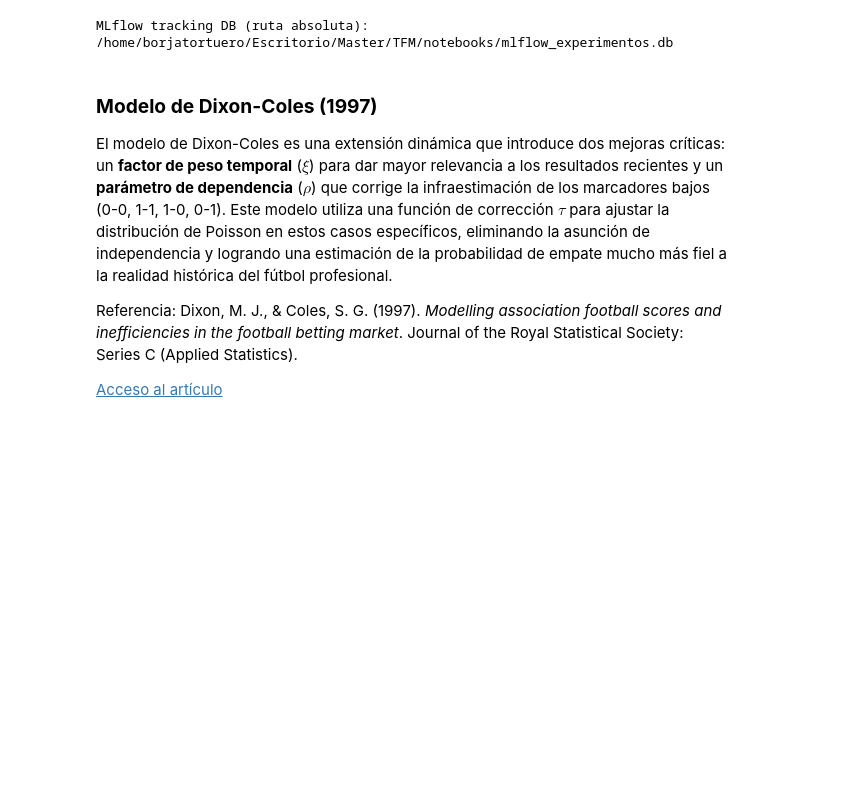
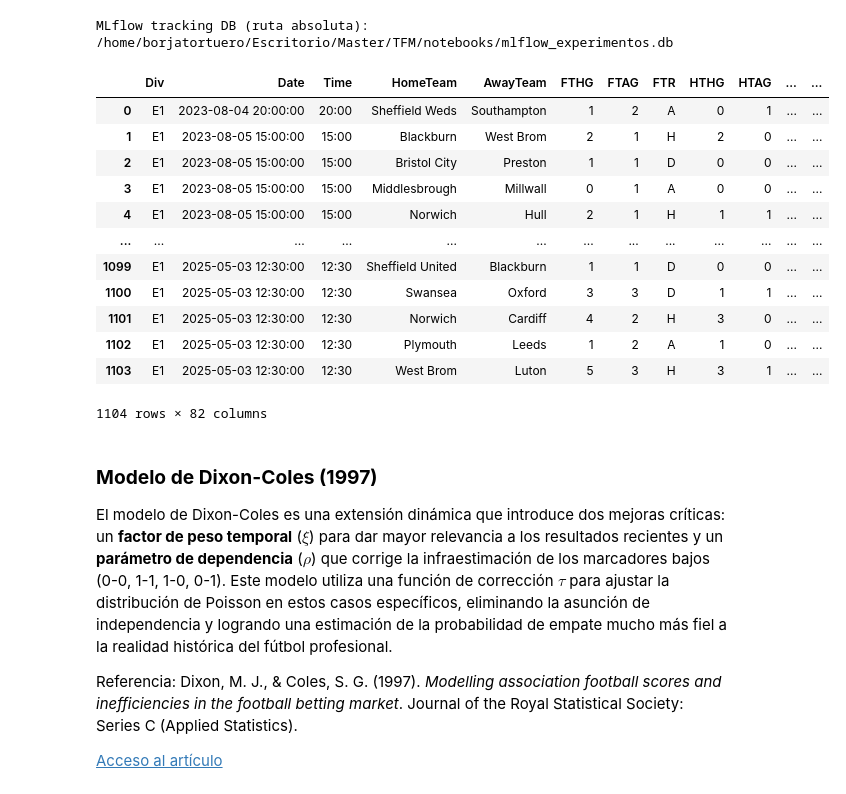
Before and after one commit to borjagitcreator/Betting-models-for-Championship, a Jupyter notebook: notebooks/Dixon_Coles.ipynb, the cells around one changed output. Saved outputs shown, nothing was run; the diff lists cells and outputs as text; code cells hidden in the pictures; blank space fills up the shorter version.

```diff
--- a/notebooks/Dixon_Coles.ipynb
+++ b/notebooks/Dixon_Coles.ipynb
@@ -44,45 +44,64 @@ MLflow tracking DB (ruta absoluta): /home/borjatortuero/Escritorio/Master/TFM/no
 # %%
 # Directorio del notebook
 base_path = os.getcwd()
 # Construir ruta relativa
 csv_path = os.path.join(base_path, '..', 'Data', 'Segunda_inglesa_data.csv')
 # Normalizar la ruta
 csv_path = os.path.abspath(csv_path)
 
 # Cargamos el fichero
 df = pd.read_csv(csv_path)
 
 with open(csv_path, "rb") as _csv_f:
     CSV_DATA_SHA256 = hashlib.sha256(_csv_f.read()).hexdigest()
 
 temp_date = pd.to_datetime(df['Date'], format='%Y-%m-%d')
 df['Date'] = pd.to_datetime(temp_date.dt.strftime('%Y-%m-%d') + ' ' + df['Time'].astype(str))
 
 # Ordenamos por la nueva columna Date (que ya tiene fecha y hora)
 df = df.sort_values('Date').reset_index(drop=True)
 
-# Calcular el número de partido de la temporada para cada equipo
+# Número de partido total en la temporada para cada equipo
 team_game_count = {}
-matchdays = []
+home_match_nos = []
+away_match_nos = []
 
-for idx, row in df.iterrows():
+for _, row in df.iterrows():
     h, a = row['HomeTeam'], row['AwayTeam']
-    # Contamos cuántos partidos ha jugado cada uno hasta ahora
-    count_h = team_game_count.get(h, 0) + 1
-    count_a = team_game_count.get(a, 0) + 1
 
-    # La jornada real del partido es el máximo de ambos (por si hay partidos aplazados)
-    jornada = max(count_h, count_a)
-    matchdays.append(jornada)
+    # Sumamos 1 al total de partidos jugados por el equipo local y el visitante
+    ch = team_game_count.get(h, 0) + 1
+    ca = team_game_count.get(a, 0) + 1
 
-    # Actualizar contador para el siguiente partido
-    team_game_count[h] = count_h
-    team_game_count[a] = count_a
+    # Guardamos qué número de partido es para cada uno en esta fila
+    home_match_nos.append(ch)
+    away_match_nos.append(ca)
 
-df['Jornada'] = matchdays
+    # Actualizamos el diccionario global
+    team_game_count[h] = ch
+    team_game_count[a] = ca
+
+df['Home_Match_No'] = home_match_nos
+df['Away_Match_No'] = away_match_nos
 
 # Limpieza de columnas no comunes
 df.dropna(inplace=True, axis=1)
+
+df
+# %% [output]
+|  | Div | Date | Time | HomeTeam | AwayTeam | FTHG | FTAG | FTR | HTHG | HTAG | ... | ... |
+| 0 | E1 | 2023-08-04 20:00:00 | 20:00 | Sheffield Weds | Southampton | 1 | 2 | A | 0 | 1 | ... | ... |
+| 1 | E1 | 2023-08-05 15:00:00 | 15:00 | Blackburn | West Brom | 2 | 1 | H | 2 | 0 | ... | ... |
+| 2 | E1 | 2023-08-05 15:00:00 | 15:00 | Bristol City | Preston | 1 | 1 | D | 0 | 0 | ... | ... |
+| 3 | E1 | 2023-08-05 15:00:00 | 15:00 | Middlesbrough | Millwall | 0 | 1 | A | 0 | 0 | ... | ... |
+| 4 | E1 | 2023-08-05 15:00:00 | 15:00 | Norwich | Hull | 2 | 1 | H | 1 | 1 | ... | ... |
+| ... | ... | ... | ... | ... | ... | ... | ... | ... | ... | ... | ... | ... |
+| 1099 | E1 | 2025-05-03 12:30:00 | 12:30 | Sheffield United | Blackburn | 1 | 1 | D | 0 | 0 | ... | ... |
+| 1100 | E1 | 2025-05-03 12:30:00 | 12:30 | Swansea | Oxford | 3 | 3 | D | 1 | 1 | ... | ... |
+| 1101 | E1 | 2025-05-03 12:30:00 | 12:30 | Norwich | Cardiff | 4 | 2 | H | 3 | 0 | ... | ... |
+| 1102 | E1 | 2025-05-03 12:30:00 | 12:30 | Plymouth | Leeds | 1 | 2 | A | 1 | 0 | ... | ... |
+| 1103 | E1 | 2025-05-03 12:30:00 | 12:30 | West Brom | Luton | 5 | 3 | H | 3 | 1 | ... | ... |
+1104 rows × 82 columns
 # %%
 # Nos quedamos con la primera temporada y mitad de la segunda para entrenar y con la mitad restante para predecir/validar
 df_train = df.iloc[:-190].copy()
```
Also changed, not shown: parts of 5 cells of this notebook, 1 other file.
